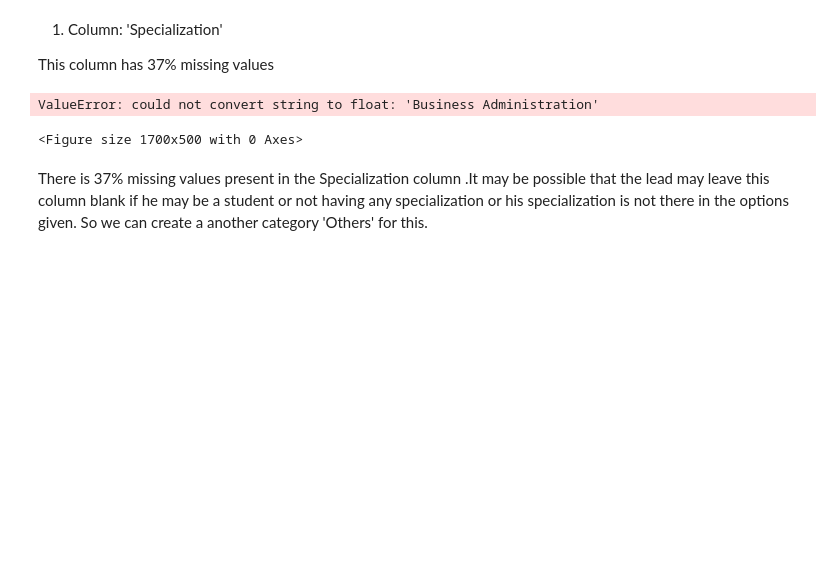
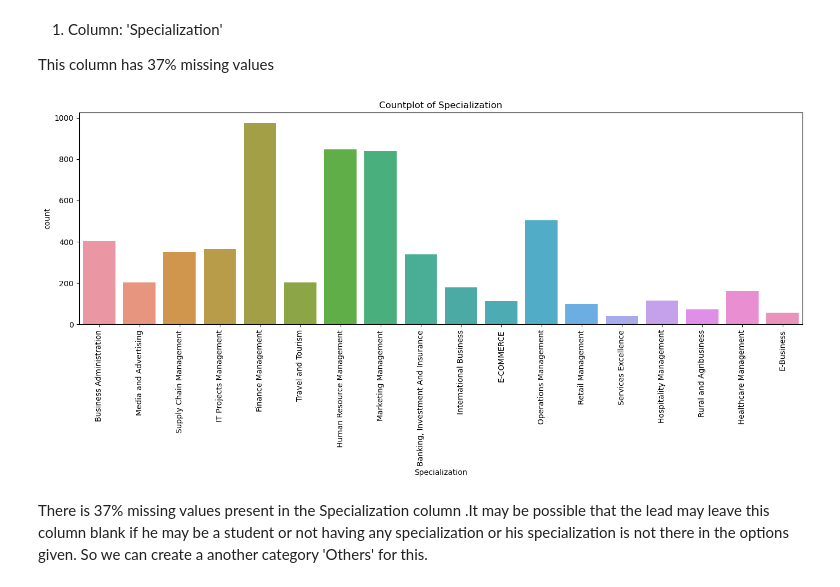
Before and after one commit to SDletstranzact/Lead-Scoring-Case-Study, a Jupyter notebook: Lead_scoring_case_study.ipynb, the cells around one changed output. Cells and saved outputs as stored; diff of their text form; code cells hidden in the pictures; blank space fills up the shorter version.

```diff
--- a/Lead_scoring_case_study.ipynb
+++ b/Lead_scoring_case_study.ipynb
@@ -139,12 +139,13 @@ dtype: float64
 
 This column has 37% missing values
 # %%
-plt.figure(figsize=(17,5))
-sns.countplot(leads['Specialization'])
+plt.figure(figsize=(17, 5))
+sns.countplot(x='Specialization', data=leads)
 plt.xticks(rotation=90)
+plt.title("Countplot of Specialization")
+plt.show()
 # %% [output]
-ValueError: could not convert string to float: 'Business Administration'
-<Figure size 1700x500 with 0 Axes>
+[figure, added]
 # %% [markdown]
 There is 37% missing values present in the Specialization column .It may be possible that the lead may leave this column blank if he may be a student or not having any specialization or his specialization is not there in the options given. So we can create a another category 'Others' for this.
 # %%
```
Also changed, not shown: parts of 14 cells of this notebook.
